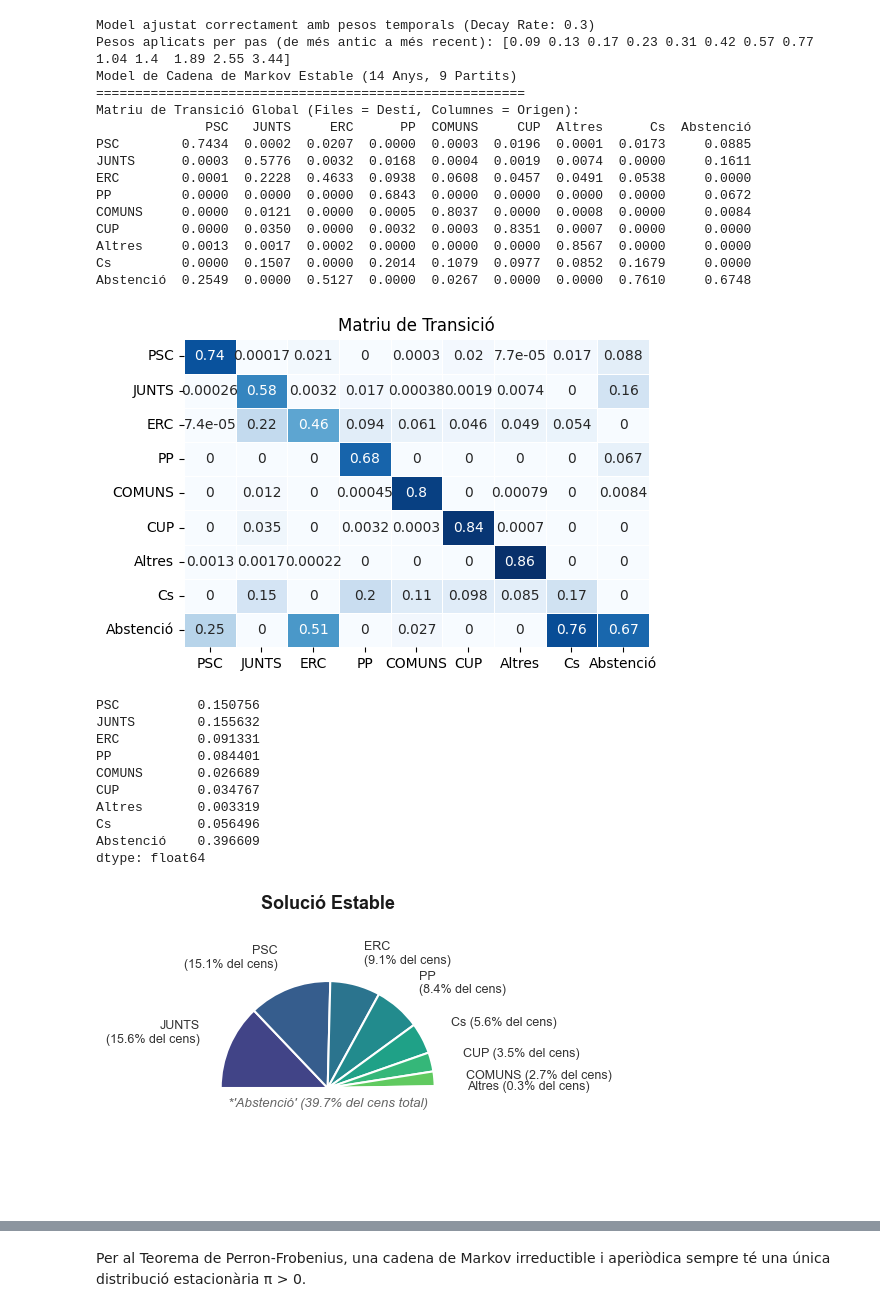
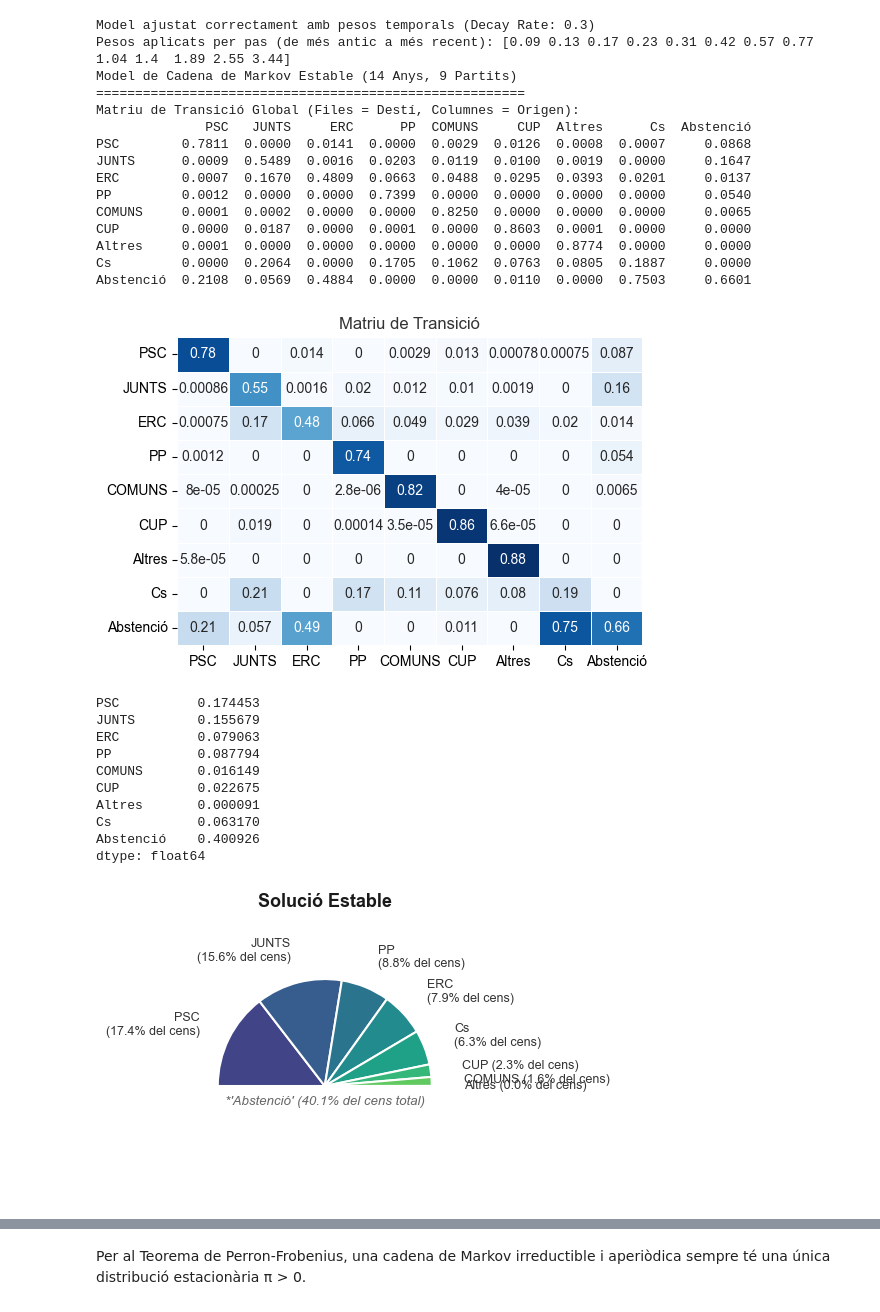
Before and after one commit to la1qa/Markov-Modelling-of-Electoral-Systems, a Jupyter notebook: eliminant.ipynb, the cells around one changed output, grey strips where cells are left out. Cells and saved outputs as stored; diff of their text form; code cells hidden in the pictures.

```diff
--- a/eliminant.ipynb
+++ b/eliminant.ipynb
@@ -22,5 +22,5 @@ df
 | 2021 | 0.117794 | 0.102642 | 0.108946 | 0.019691 | 0.039241 | 0.035143 | 0.034168 | 0.000000 | 0.021047 | 0.028534 | ... |
 | 2024 | 0.155049 | 0.119717 | 0.075739 | 0.060989 | 0.044111 | 0.032376 | 0.022672 | 0.020932 | 0.016609 | 0.000000 | ... |
 # %%
-df.drop(columns=["VOX", "ALIANÇA.CAT"], inplace=True)
-df
+#df.drop(columns=["VOX", "ALIANÇA.CAT"], inplace=True)
+#df
@@ -47,40 +41,48 @@ list(df.columns)
 # %%
 from utils import StableMarkovChain
 
 mc = StableMarkovChain(df)
 mc.fit(decay_rate=0.3,sparse_threshold=1e-9,fidelitat_threshold=0.001)
 
+partits_eliminar = ["VOX", "ALIANÇA.CAT"]
+mc.transition_matrix = mc.transition_matrix.drop(
+    index=partits_eliminar, columns=partits_eliminar
+)
+
+mc.columns = mc.transition_matrix.columns
+mc.num_columns = len(mc.columns)
+
 print(mc)
 mc.plot_transition_matrix()
 # %% [output]
 Model ajustat correctament amb pesos temporals (Decay Rate: 0.3)
 Pesos aplicats per pas (de més antic a més recent): [0.09 0.13 0.17 0.23 0.31 0.42 0.57 0.77 1.04 1.4  1.89 2.55 3.44]
 Model de Cadena de Markov Estable (14 Anys, 9 Partits)
 =======================================================
 Matriu de Transició Global (Files = Destí, Columnes = Origen):
               PSC   JUNTS     ERC      PP  COMUNS     CUP  Altres      Cs  Abstenció
-PSC        0.7434  0.0002  0.0207  0.0000  0.0003  0.0196  0.0001  0.0173     0.0885
-JUNTS      0.0003  0.5776  0.0032  0.0168  0.0004  0.0019  0.0074  0.0000     0.1611
-ERC        0.0001  0.2228  0.4633  0.0938  0.0608  0.0457  0.0491  0.0538     0.0000
-PP         0.0000  0.0000  0.0000  0.6843  0.0000  0.0000  0.0000  0.0000     0.0672
-COMUNS     0.0000  0.0121  0.0000  0.0005  0.8037  0.0000  0.0008  0.0000     0.0084
-CUP        0.0000  0.0350  0.0000  0.0032  0.0003  0.8351  0.0007  0.0000     0.0000
-Altres     0.0013  0.0017  0.0002  0.0000  0.0000  0.0000  0.8567  0.0000     0.0000
-Cs         0.0000  0.1507  0.0000  0.2014  0.1079  0.0977  0.0852  0.1679     0.0000
-Abstenció  0.2549  0.0000  0.5127  0.0000  0.0267  0.0000  0.0000  0.7610     0.6748
+PSC        0.7811  0.0000  0.0141  0.0000  0.0029  0.0126  0.0008  0.0007     0.0868
+JUNTS      0.0009  0.5489  0.0016  0.0203  0.0119  0.0100  0.0019  0.0000     0.1647
+ERC        0.0007  0.1670  0.4809  0.0663  0.0488  0.0295  0.0393  0.0201     0.0137
+PP         0.0012  0.0000  0.0000  0.7399  0.0000  0.0000  0.0000  0.0000     0.0540
+COMUNS     0.0001  0.0002  0.0000  0.0000  0.8250  0.0000  0.0000  0.0000     0.0065
+CUP        0.0000  0.0187  0.0000  0.0001  0.0000  0.8603  0.0001  0.0000     0.0000
+Altres     0.0001  0.0000  0.0000  0.0000  0.0000  0.0000  0.8774  0.0000     0.0000
+Cs         0.0000  0.2064  0.0000  0.1705  0.1062  0.0763  0.0805  0.1887     0.0000
+Abstenció  0.2108  0.0569  0.4884  0.0000  0.0000  0.0110  0.0000  0.7503     0.6601
-[figure, old version]
+[figure, new version]
 # %%
 print(mc.get_steady_state())
 mc.plot_steady_state()
 # %% [output]
-PSC          0.150756
-JUNTS        0.155632
-ERC          0.091331
-PP           0.084401
-COMUNS       0.026689
-CUP          0.034767
-Altres       0.003319
-Cs           0.056496
-Abstenció    0.396609
+PSC          0.174453
+JUNTS        0.155679
+ERC          0.079063
+PP           0.087794
+COMUNS       0.016149
+CUP          0.022675
+Altres       0.000091
+Cs           0.063170
+Abstenció    0.400926
 dtype: float64
-[figure, old version]
+[figure, new version]
```
Also changed, not shown: parts of 10 cells of this notebook, 1 other file.
